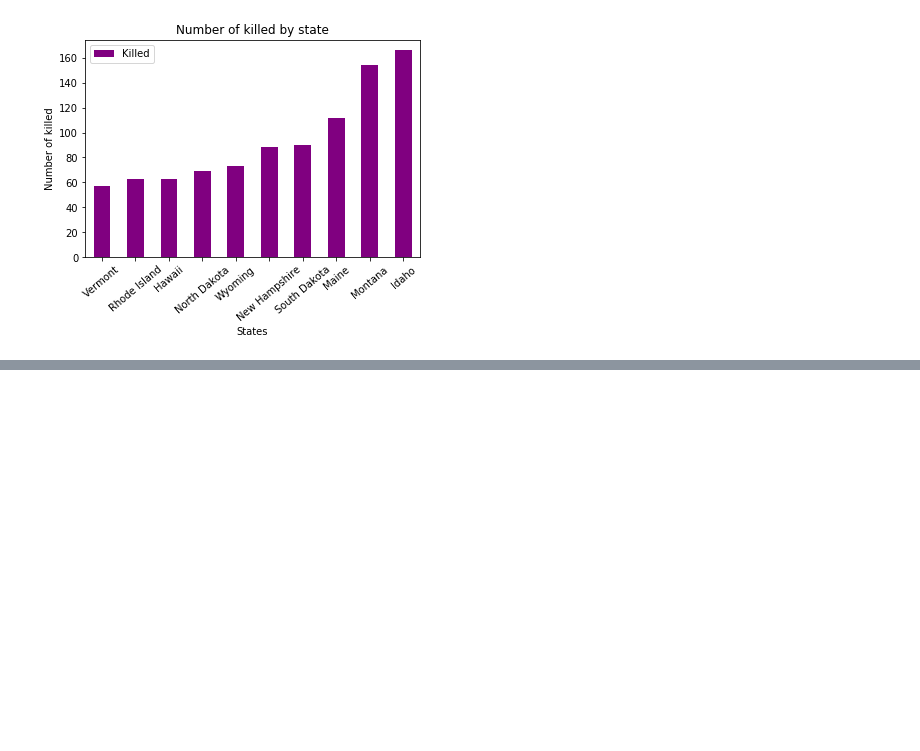
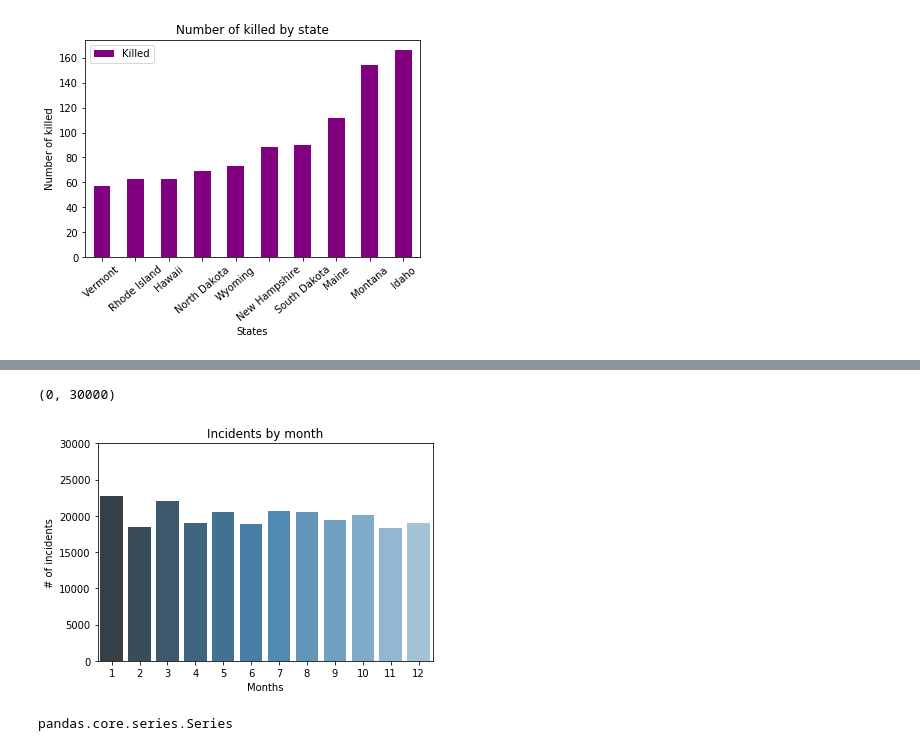
Before and after one commit to palolo02/Project1, a Jupyter notebook: Project.ipynb, the cells around one changed output, grey strips where cells are left out. Saved outputs shown, nothing was run; the diff lists cells and outputs as text; code cells hidden in the pictures; blank space fills up the shorter version.

Commit message:
New graphs with seaborn

```diff
--- a/Project.ipynb
+++ b/Project.ipynb
@@ -64,3 +65,14 @@ plt.legend(['Killed'])
 # %% [output]
 <matplotlib.legend.Legend at 0x...>
 [figure]
+# %%
+df2 = pd.read_csv(r'C:\Users\1000204905\Desktop\GitHub\gun_violence.csv',parse_dates=['date'], index_col=['date'])
+# %%
+type(df2.index)
+
+#Create new columns with day, month and year
+df2['day'] = df2.index.day
+df2['month'] = df2.index.month
+df2['year'] = df2.index.year
+
+df2
@@ -66,0 +99,43 @@ plt.legend(['Killed'])
+# %%
+grouped=df2.groupby([df2.month]).agg('count')
+#sns.lineplot(data=grouped, x='month',y='incident_id')
+
+#Months = ['Jan', 'Feb', 'Mar', 'Apr', 'May', 'Jun','Jul', 'Aug', 'Sep', 'Oct', 'Nov', 'Dec']
+
+#line plot
+#ax = sns.relplot(x=grouped.index, y=grouped.incident_id, kind='line',data=grouped,palette='Blues_d',height=8,aspect=2)
+
+
+#bar plot
+ax=sns.barplot(x=grouped.index, y=grouped.incident_id,data=grouped,palette='Blues_d')
+plt.xlabel('Months')
+plt.ylabel('# of incidents')
+plt.title('Incidents by month')
+ax.set_ylim([0,30000])
+#ax.set_xlim([0,12])
+
+#histgram
+#hist=sns.distplot(df2.month,kde=False, color='purple', bins=12)
+
+
+
+#plt.yticks(np.arange(0, 30000, step=5000))
+#ax.set_yticks('5k','10k','15k','20k','25k','30k')
+
+
+#label=['5k','10k','15k','20k','25k','30k']
+#sns.set(style='whitegrid')
+#
+#sns.barplot(x=grouped.index, y=grouped.incident_id, data=grouped, order=Months, palette='Set3')
+#plt.xticks(rotation=-75)
+#plt.show();
+
+#df['birthdate'].groupby([df.birthdate.dt.year, df.birthdate.dt.month]).agg('count')
+#df['birthdate'].groupby(df.birthdate.dt.year).agg('count')
+# %% [output]
+(0, 30000)
+[figure, added]
+# %%
+type(grouped.incident_id)
+# %% [output]
+pandas.core.series.Series
```
Also changed, not shown: parts of 9 cells of this notebook.
